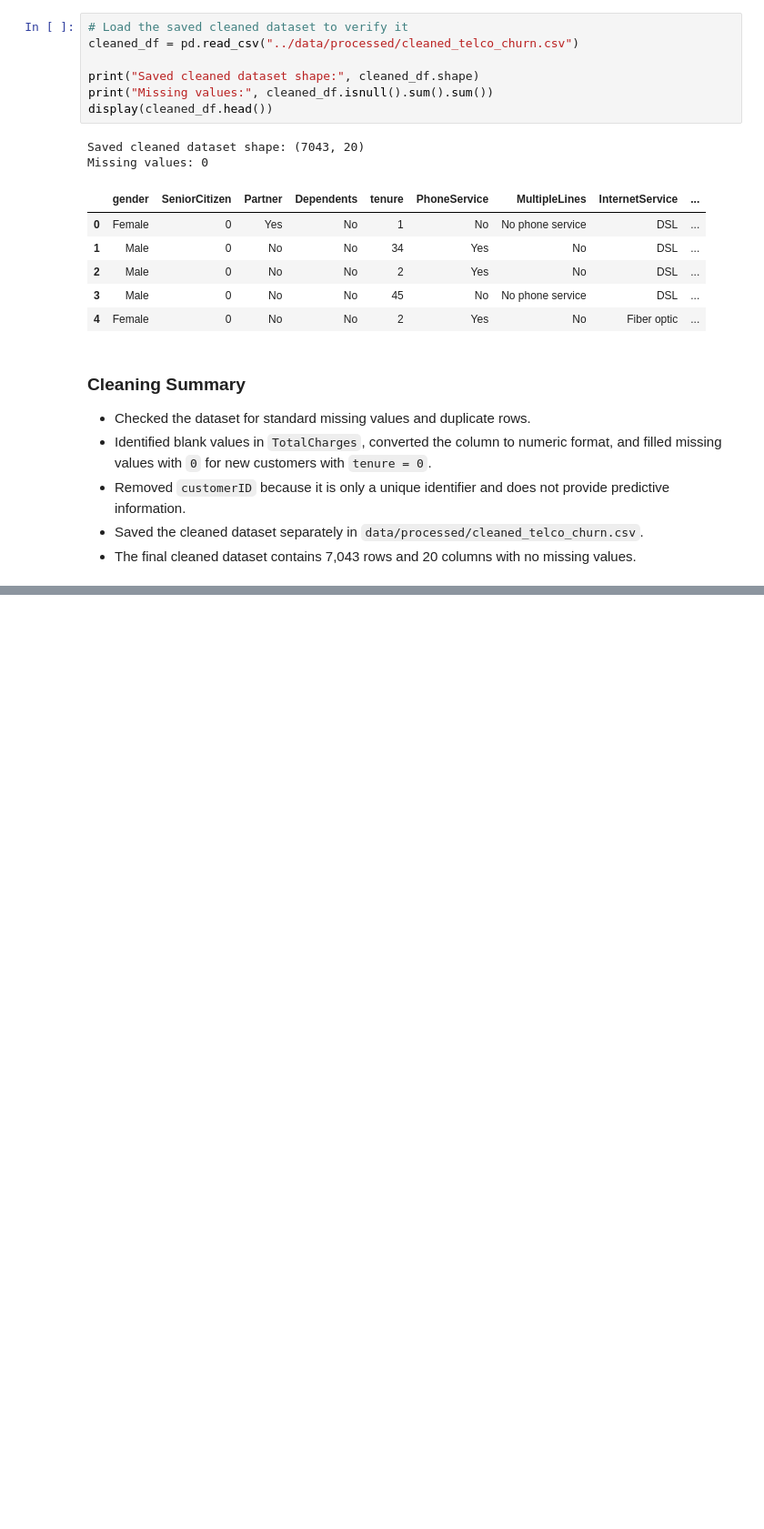
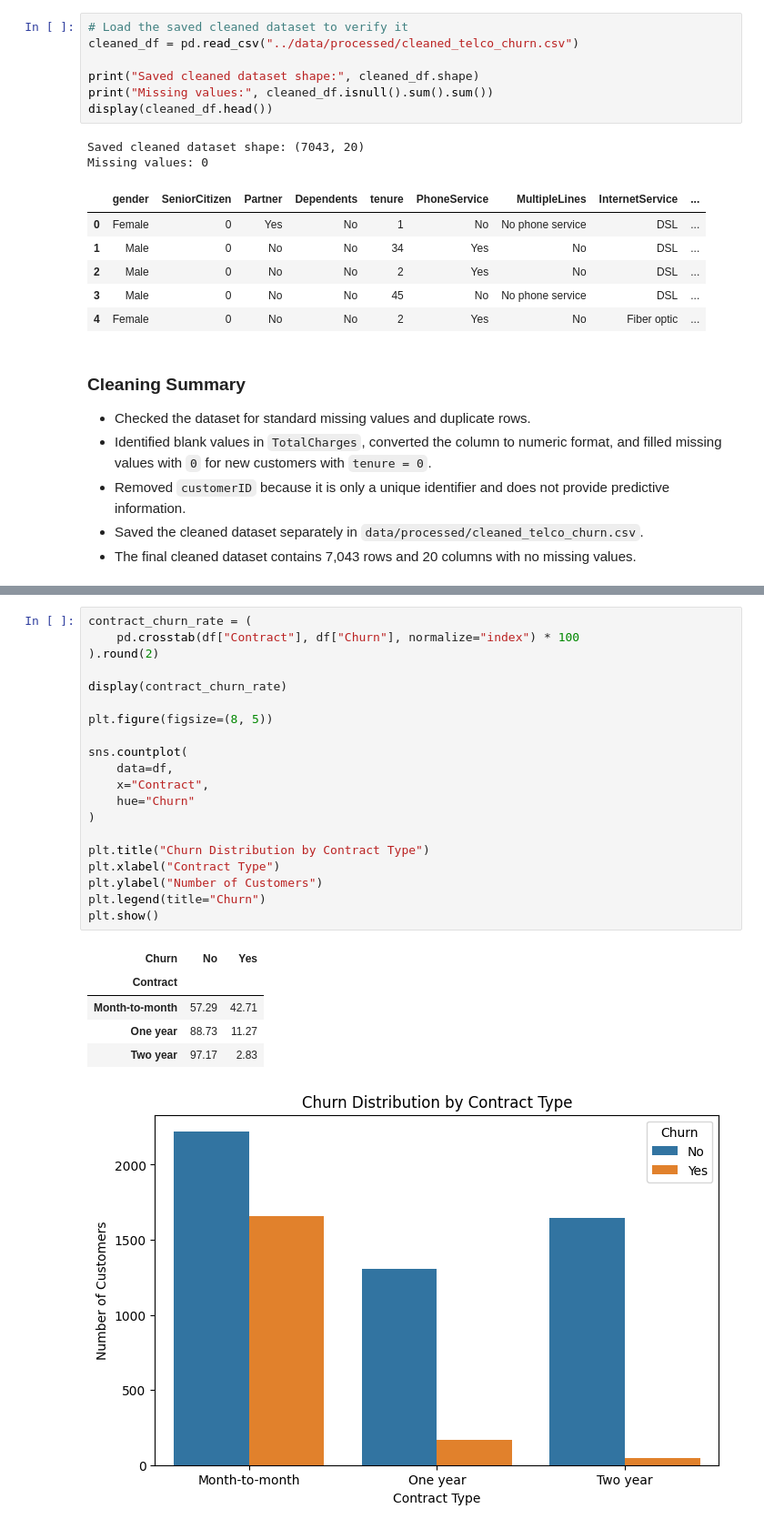
Before and after one commit to Shravya622/customer-churn-prediction, a Jupyter notebook: notebooks/customer_churn_project.ipynb, the cells around one changed output, grey strips where cells are left out. Shown at 91% size. Saved outputs shown, nothing was run; the diff lists cells and outputs as text; blank space fills up the shorter version.

```diff
--- a/notebooks/customer_churn_project.ipynb
+++ b/notebooks/customer_churn_project.ipynb
@@ -322,0 +354,27 @@ Missing values: 0
+# %%
+contract_churn_rate = (
+    pd.crosstab(df["Contract"], df["Churn"], normalize="index") * 100
+).round(2)
+
+display(contract_churn_rate)
+
+plt.figure(figsize=(8, 5))
+
+sns.countplot(
+    data=df,
+    x="Contract",
+    hue="Churn"
+)
+
+plt.title("Churn Distribution by Contract Type")
+plt.xlabel("Contract Type")
+plt.ylabel("Number of Customers")
+plt.legend(title="Churn")
+plt.show()
+# %% [output]
+| Churn | No | Yes |
+| Contract |  |  |
+| Month-to-month | 57.29 | 42.71 |
+| One year | 88.73 | 11.27 |
+| Two year | 97.17 | 2.83 |
+[figure, added]
```
Also changed, not shown: parts of 16 cells of this notebook.
